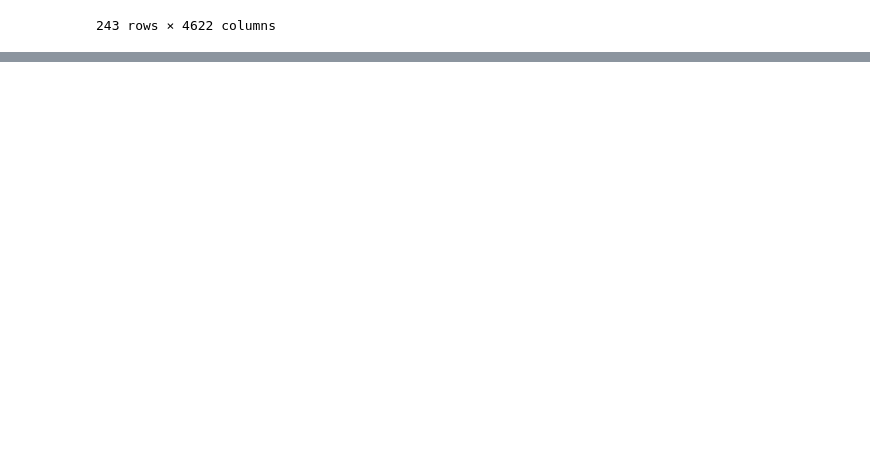
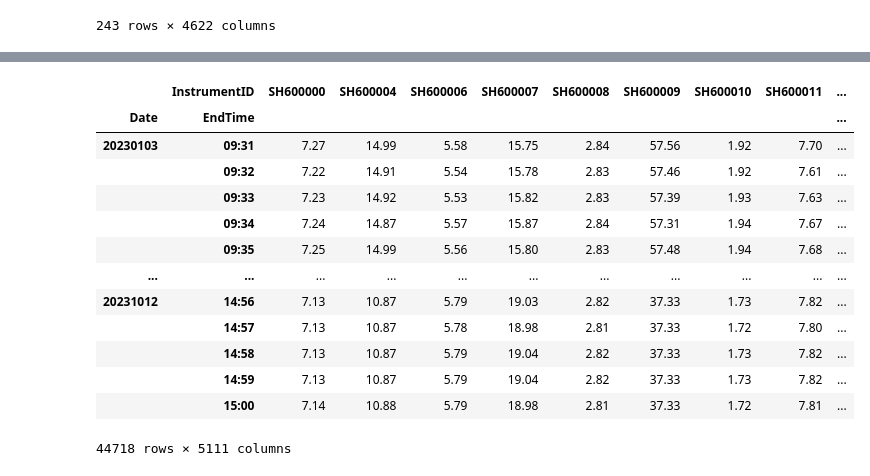
Before and after one commit to ForestMayJun/Quant, a Jupyter notebook: minute_alpha/alpha_interday_cVar.ipynb, the cells around one changed output, grey strips where cells are left out. Cells and saved outputs as stored; diff of their text form; code cells hidden in the pictures; blank space fills up the shorter version.

```diff
--- a/minute_alpha/alpha_interday_cVar.ipynb
+++ b/minute_alpha/alpha_interday_cVar.ipynb
@@ -92,0 +93,18 @@ f2
+# %%
+open2023 = data2023['Open'].unstack(level='InstrumentID')
+open2023
+# %% [output]
+|  | InstrumentID | SH600000 | SH600004 | SH600006 | SH600007 | SH600008 | SH600009 | SH600010 | SH600011 | ... |
+| Date | EndTime |  |  |  |  |  |  |  |  | ... |
+| 20230103 | 09:31 | 7.27 | 14.99 | 5.58 | 15.75 | 2.84 | 57.56 | 1.92 | 7.70 | ... |
+|  | 09:32 | 7.22 | 14.91 | 5.54 | 15.78 | 2.83 | 57.46 | 1.92 | 7.61 | ... |
+|  | 09:33 | 7.23 | 14.92 | 5.53 | 15.82 | 2.83 | 57.39 | 1.93 | 7.63 | ... |
+|  | 09:34 | 7.24 | 14.87 | 5.57 | 15.87 | 2.84 | 57.31 | 1.94 | 7.67 | ... |
+|  | 09:35 | 7.25 | 14.99 | 5.56 | 15.80 | 2.83 | 57.48 | 1.94 | 7.68 | ... |
+| ... | ... | ... | ... | ... | ... | ... | ... | ... | ... | ... |
+| 20231012 | 14:56 | 7.13 | 10.87 | 5.79 | 19.03 | 2.82 | 37.33 | 1.73 | 7.82 | ... |
+|  | 14:57 | 7.13 | 10.87 | 5.78 | 18.98 | 2.81 | 37.33 | 1.72 | 7.80 | ... |
+|  | 14:58 | 7.13 | 10.87 | 5.79 | 19.04 | 2.82 | 37.33 | 1.73 | 7.82 | ... |
+|  | 14:59 | 7.13 | 10.87 | 5.79 | 19.04 | 2.82 | 37.33 | 1.73 | 7.82 | ... |
+|  | 15:00 | 7.14 | 10.88 | 5.79 | 18.98 | 2.81 | 37.33 | 1.72 | 7.81 | ... |
+44718 rows × 5111 columns
```
Also changed, not shown: parts of 14 cells of this notebook, 2 other files.
